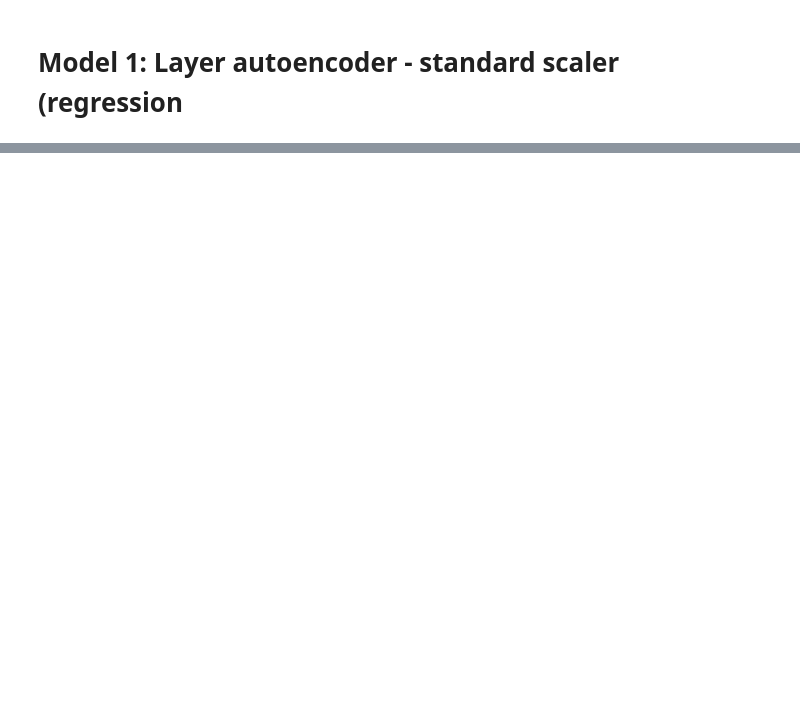
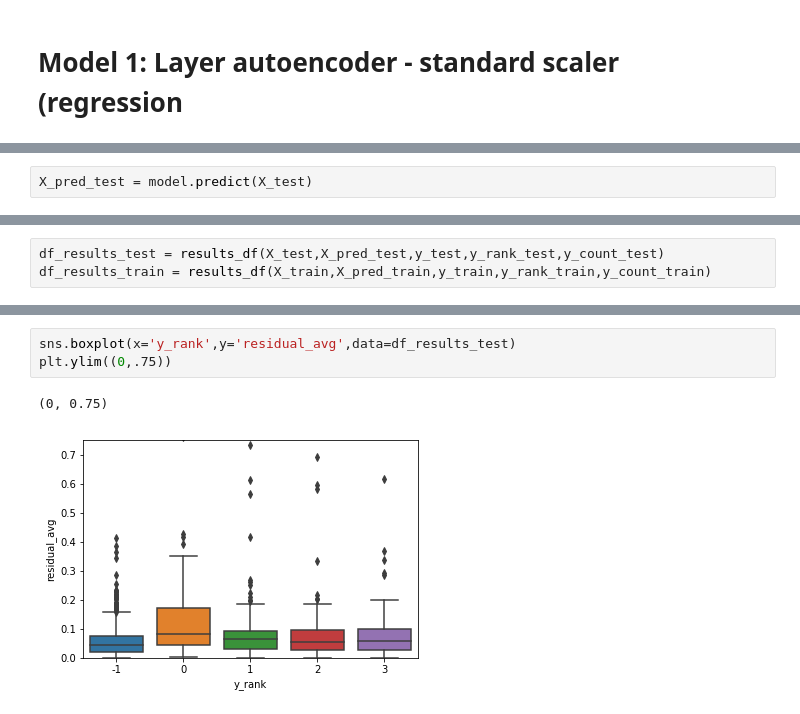
Before and after one commit to peterchen94/autoencoders, a Jupyter notebook: code/autoencoder.ipynb, the cells around one changed output, grey strips where cells are left out. Cells and saved outputs as stored; diff of their text form; blank space fills up the shorter version.

```diff
--- a/code/autoencoder.ipynb
+++ b/code/autoencoder.ipynb
@@ -360,0 +260,2 @@ plot_results_hist(df_results2)
+# %%
+X_pred_test = model.predict(X_test)
@@ -360,0 +268,3 @@ plot_results_hist(df_results2)
+# %%
+df_results_test = results_df(X_test,X_pred_test,y_test,y_rank_test,y_count_test)
+df_results_train = results_df(X_train,X_pred_train,y_train,y_rank_train,y_count_train)
@@ -360,0 +380,6 @@ plot_results_hist(df_results2)
+# %%
+sns.boxplot(x='y_rank',y='residual_avg',data=df_results_test)
+plt.ylim((0,.75))
+# %% [output]
+(0, 0.75)
+[figure, added]
```
Also changed, not shown: parts of 71 cells of this notebook, 1 other file.
